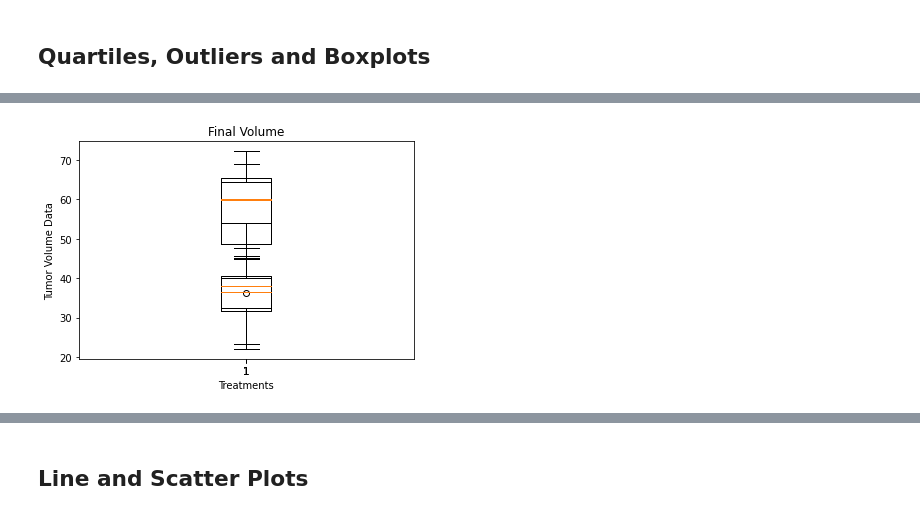
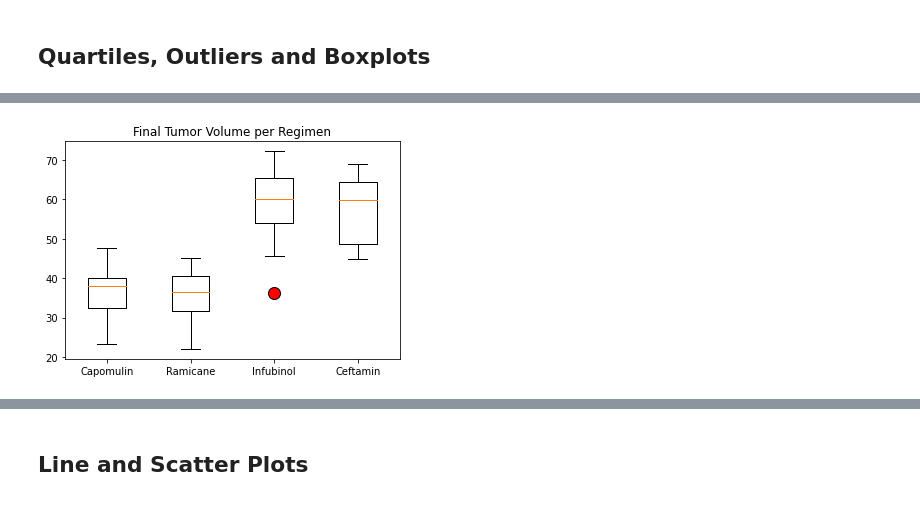
Before and after one commit to cmbutler83/Module5homework, a Jupyter notebook: Pymaceuticals/pymaceuticals_starter.ipynb, the cells around one changed output, grey strips where cells are left out. Drawn from its saved outputs; the diff is of its cells as text; code cells hidden in the pictures.

```diff
--- a/Pymaceuticals/pymaceuticals_starter.ipynb
+++ b/Pymaceuticals/pymaceuticals_starter.ipynb
@@ -291,19 +304,12 @@ Values above 94.04403868374999 could be outliers.
-# %%
-# Generate a box plot that shows the distrubution of the tumor volume for each treatment group.
-capomulin_df = Final_tumor.loc[(Final_tumor['Drug Regimen'] == "Capomulin")]
-ramicane_df = Final_tumor.loc[(Final_tumor['Drug Regimen'] == "Ramicane")]
-infubinol_df = Final_tumor.loc[(Final_tumor['Drug Regimen'] == "Infubinol")]
-ceftamin_df = Final_tumor.loc[(Final_tumor['Drug Regimen'] == "Ceftamin")]
-
-fig1, ax1 = plt.subplots()
-x_axis = np.arange(0, 5, 0.1)
-ax1.set_title('Final Volume')
-ax1.set_ylabel('Tumor Volume Data')
-ax1.set_xlabel('Treatments')
-ax1.boxplot(capomulin_df["Tumor Volume (mm3)"])
-ax1.boxplot(ramicane_df["Tumor Volume (mm3)"])
-ax1.boxplot(infubinol_df["Tumor Volume (mm3)"])
-ax1.boxplot(ceftamin_df["Tumor Volume (mm3)"])
-plt.show()
-# %% [output]
-[figure, removed]
+# %%
+# Generate a box plot that shows the distrubution of the tumor volume for each treatment group.
+fig1, ax1 = plt.subplots()
+ax1.set_title("Final Tumor Volume per Regimen")
+ax1.set_xticklabels(treatments)
+bp = ax1.boxplot(finaltumor_Volume)
+for flier in bp["fliers"]:
+    flier.set(marker="o", markeredgecolor="black",markerfacecolor="red",
+              markersize=12,alpha=1)
+plt.show()
+# %% [output]
+[figure, added]
```
Also changed, not shown: parts of 12 cells of this notebook, 1 other file.
